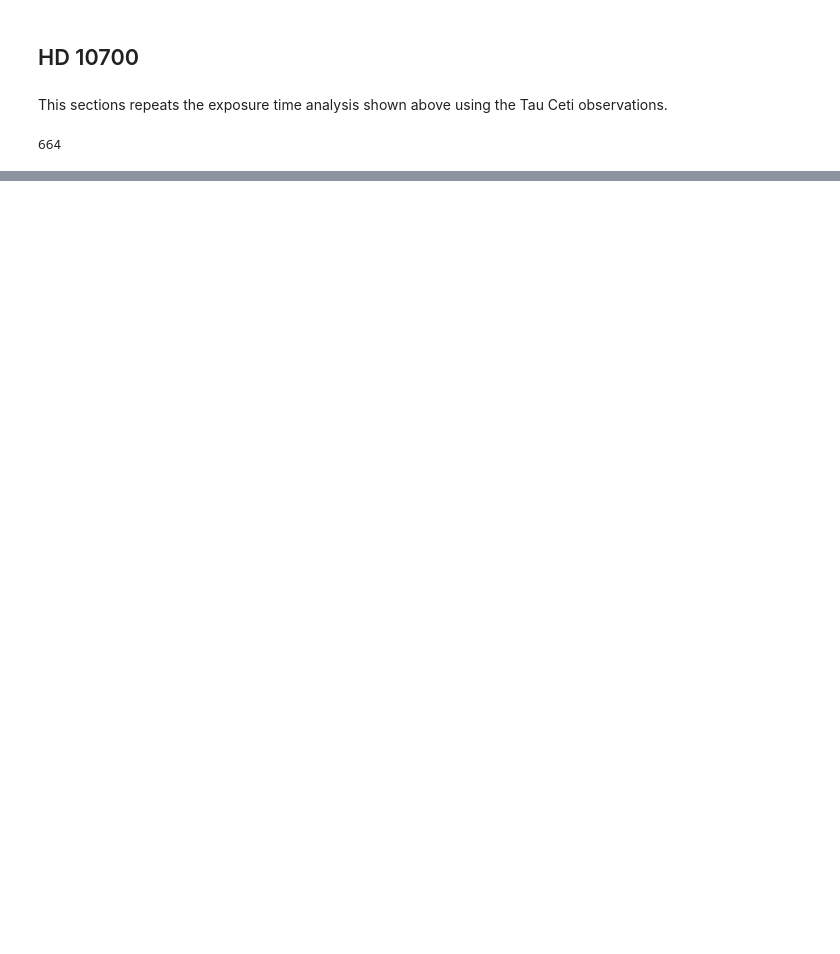
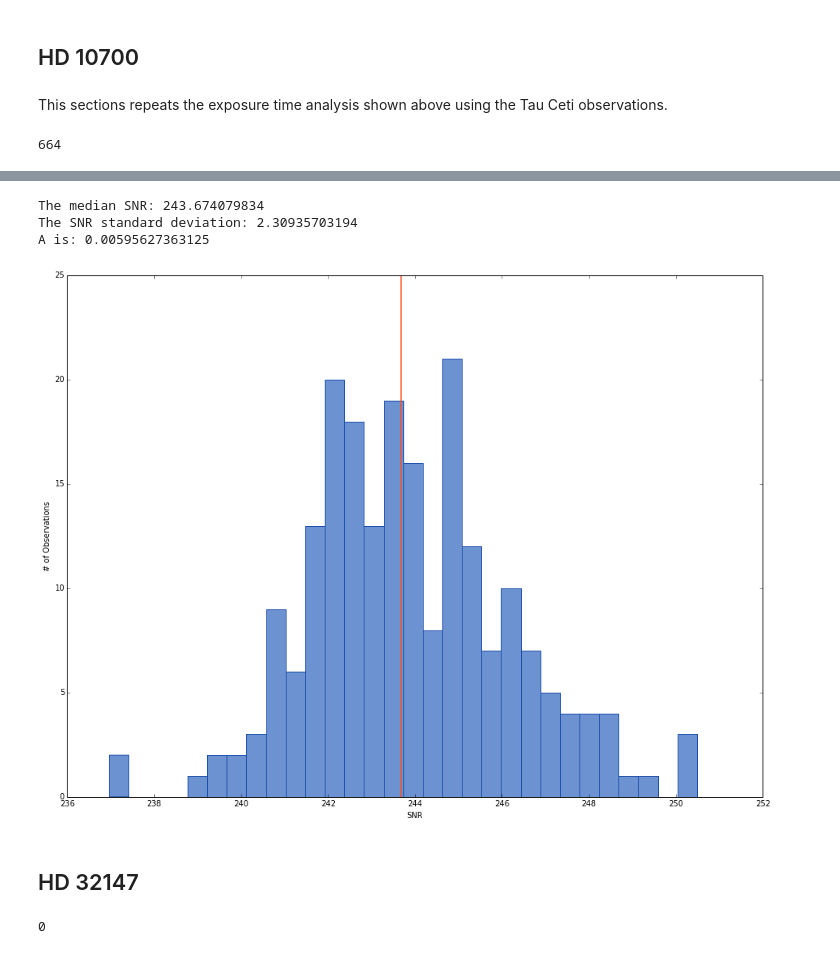
Before and after one commit to mattgiguere/CHIRON, a Jupyter notebook: EXPM/ExposureTime.ipynb, the cells around one changed output, grey strips where cells are left out. Cells and saved outputs as stored; diff of their text form; code cells hidden in the pictures; blank space fills up the shorter version.

```diff
--- a/EXPM/ExposureTime.ipynb
+++ b/EXPM/ExposureTime.ipynb
@@ -114,3 +159,14 @@ Standard Deviation: 5.03746477712
+# %%
+def pltSnr(slg, mdnexptm):
+    plt.hist(double(slg.snrbp5500), bins=30, color='#6D92D2', edgecolor='#164BA7')
+    plt.xlabel('SNR')
+    plt.ylabel('# of Observations')
+    mdnsnr = np.median(double(slg.snrbp5500))
+    print('The median SNR: {}'.format(mdnsnr))
+    print('The SNR standard deviation: {}'.format(np.std(double(slg.snrbp5500))))
+    plt.axvline(mdnsnr, color='#FC4F1A', alpha=0.75, lw=2.)
+    print('A is: {0}'.format(mdnexptm/(mdnsnr**2)))
+    return mdnsnr
 # %% [markdown]
 ## HD 20794
 # %%
@@ -248,0 +319,7 @@ The SNR standard deviation: 2.36092900314
+# %%
+mdnsnr = pltSnr(sl22049.starlog[gdseps], mdnexptm)
+# %% [output]
+The median SNR: 243.674079834
+The SNR standard deviation: 2.30935703194
+A is: 0.00595627363125
+[figure, added]
@@ -248,0 +334,2 @@ The SNR standard deviation: 2.36092900314
+# %% [markdown]
+## HD 32147
@@ -248,0 +339,13 @@ The SNR standard deviation: 2.36092900314
+# %%
+#retrieve only observations that have an SNR calculation, and
+#are from 2014:
+gds321 = np.where((sl32147.starlog.snrbp5500 > 50) &
+                  (sl32147.starlog.emmnwobjd > 2456659) &
+                  (double(sl32147.starlog.exptime) > 1050) &
+                  (sl32147.starlog.decker == 'slit    ') &
+                  (sl32147.starlog.iodcell == 'IN      ') &
+                  (double(sl32147.starlog.exptime) < 3600))[0]
+#gds321 = np.where((sl32147.starlog.snrbp5500 != 0))[0]
+print(len(gds321))
+# %% [output]
+0
```
Also changed, not shown: parts of 110 cells of this notebook.
